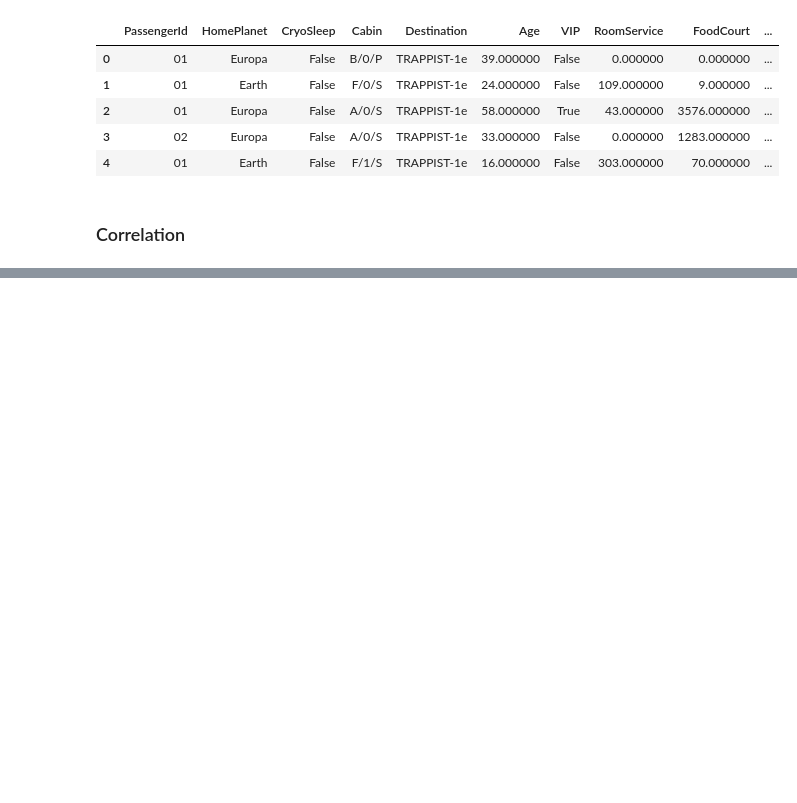
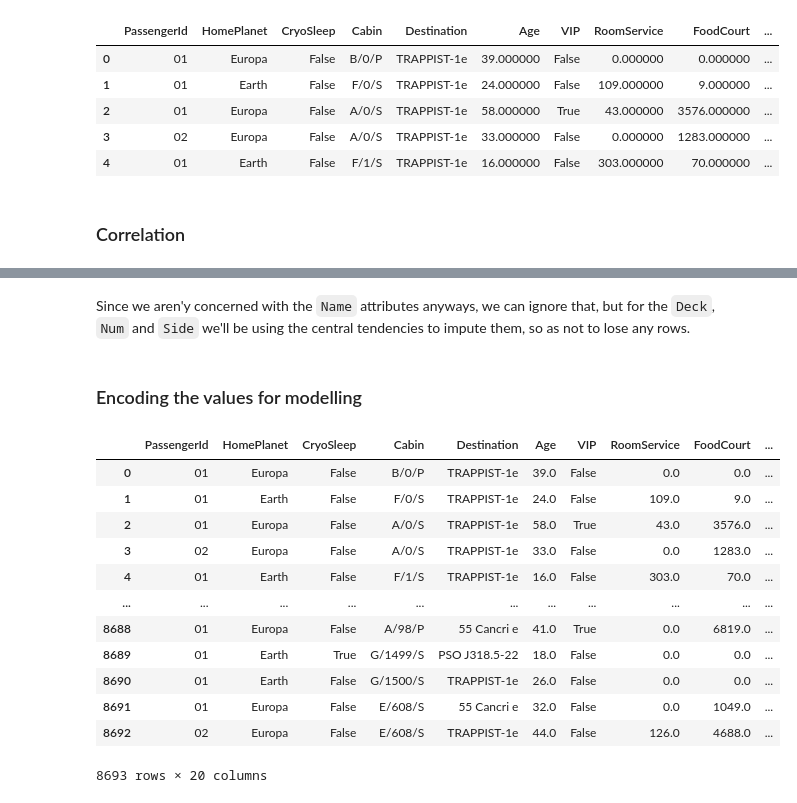
Before and after one commit to team-pass-ds/Spaceship-Titanic, a Jupyter notebook: notebooks/mukhopadhyay-eda-notebook.ipynb, the cells around one changed output, grey strips where cells are left out. Drawn from its saved outputs; the diff is of its cells as text; code cells hidden in the pictures; blank space fills up the shorter version.

```diff
--- a/notebooks/mukhopadhyay-eda-notebook.ipynb
+++ b/notebooks/mukhopadhyay-eda-notebook.ipynb
@@ -668,0 +714,24 @@ plt.show()
+# %% [markdown]
+Since we aren'y concerned with the `Name` attributes anyways, we can ignore that, but for the `Deck`, `Num` and `Side` we'll be using the central tendencies to impute them, so as not to lose any rows.
+# %%
+df.loc[pd.isna(df.Deck), 'Deck'] = df.Deck.mode().iloc[0]
+df.loc[pd.isna(df.Num), 'Num'] = df.Num.mode().iloc[0]
+df.loc[pd.isna(df.Side), 'Side'] = df.Side.mode().iloc[0]
+# %% [markdown]
+### Encoding the values for modelling
+# %%
+df
+# %% [output]
+|  | PassengerId | HomePlanet | CryoSleep | Cabin | Destination | Age | VIP | RoomService | FoodCourt | ... |
+| 0 | 01 | Europa | False | B/0/P | TRAPPIST-1e | 39.0 | False | 0.0 | 0.0 | ... |
+| 1 | 01 | Earth | False | F/0/S | TRAPPIST-1e | 24.0 | False | 109.0 | 9.0 | ... |
+| 2 | 01 | Europa | False | A/0/S | TRAPPIST-1e | 58.0 | True | 43.0 | 3576.0 | ... |
+| 3 | 02 | Europa | False | A/0/S | TRAPPIST-1e | 33.0 | False | 0.0 | 1283.0 | ... |
+| 4 | 01 | Earth | False | F/1/S | TRAPPIST-1e | 16.0 | False | 303.0 | 70.0 | ... |
+| ... | ... | ... | ... | ... | ... | ... | ... | ... | ... | ... |
+| 8688 | 01 | Europa | False | A/98/P | 55 Cancri e | 41.0 | True | 0.0 | 6819.0 | ... |
+| 8689 | 01 | Earth | True | G/1499/S | PSO J318.5-22 | 18.0 | False | 0.0 | 0.0 | ... |
+| 8690 | 01 | Earth | False | G/1500/S | TRAPPIST-1e | 26.0 | False | 0.0 | 0.0 | ... |
+| 8691 | 01 | Europa | False | E/608/S | 55 Cancri e | 32.0 | False | 0.0 | 1049.0 | ... |
+| 8692 | 02 | Europa | False | E/608/S | TRAPPIST-1e | 44.0 | False | 126.0 | 4688.0 | ... |
+8693 rows × 20 columns
```
Also changed, not shown: parts of 26 cells of this notebook.
